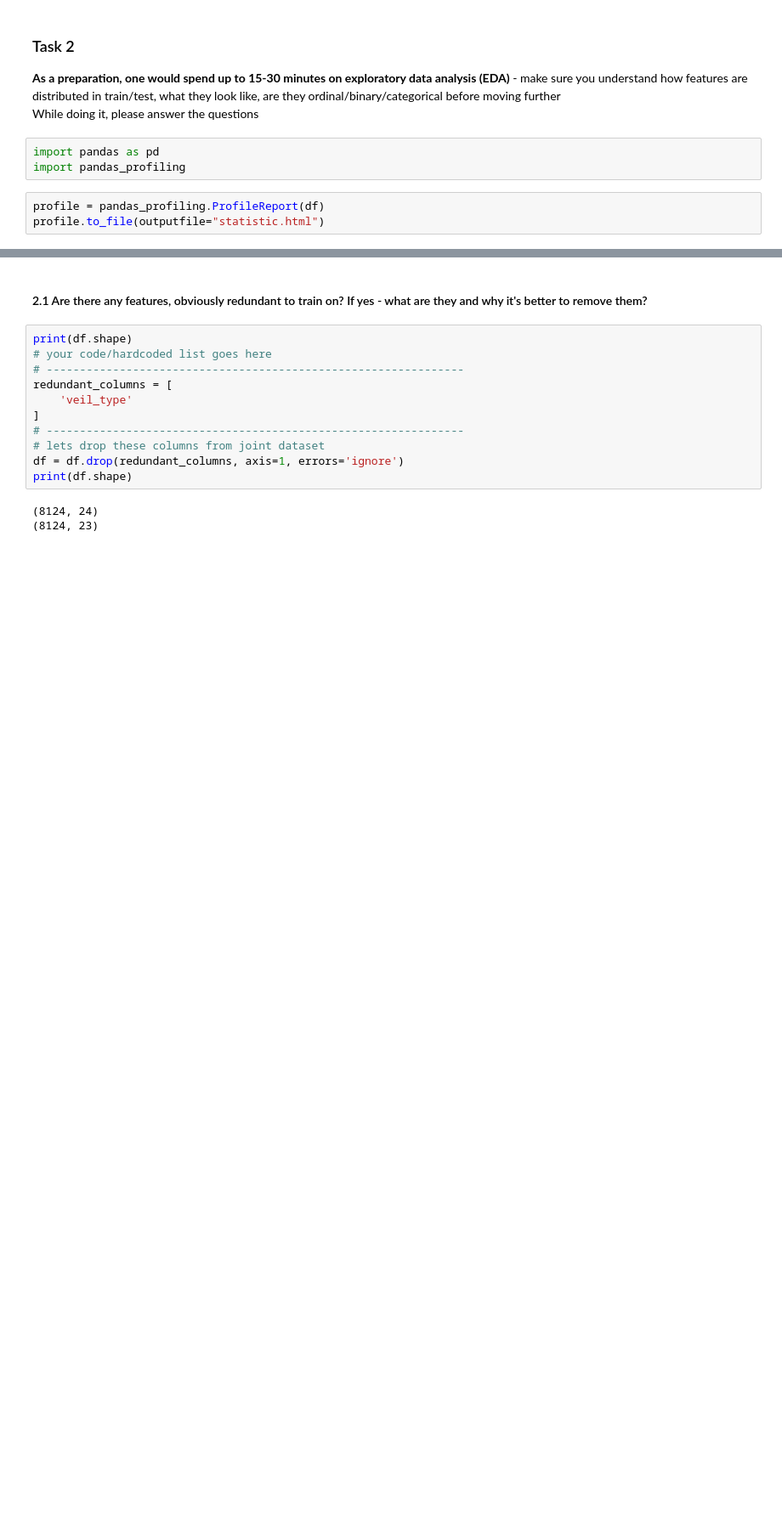
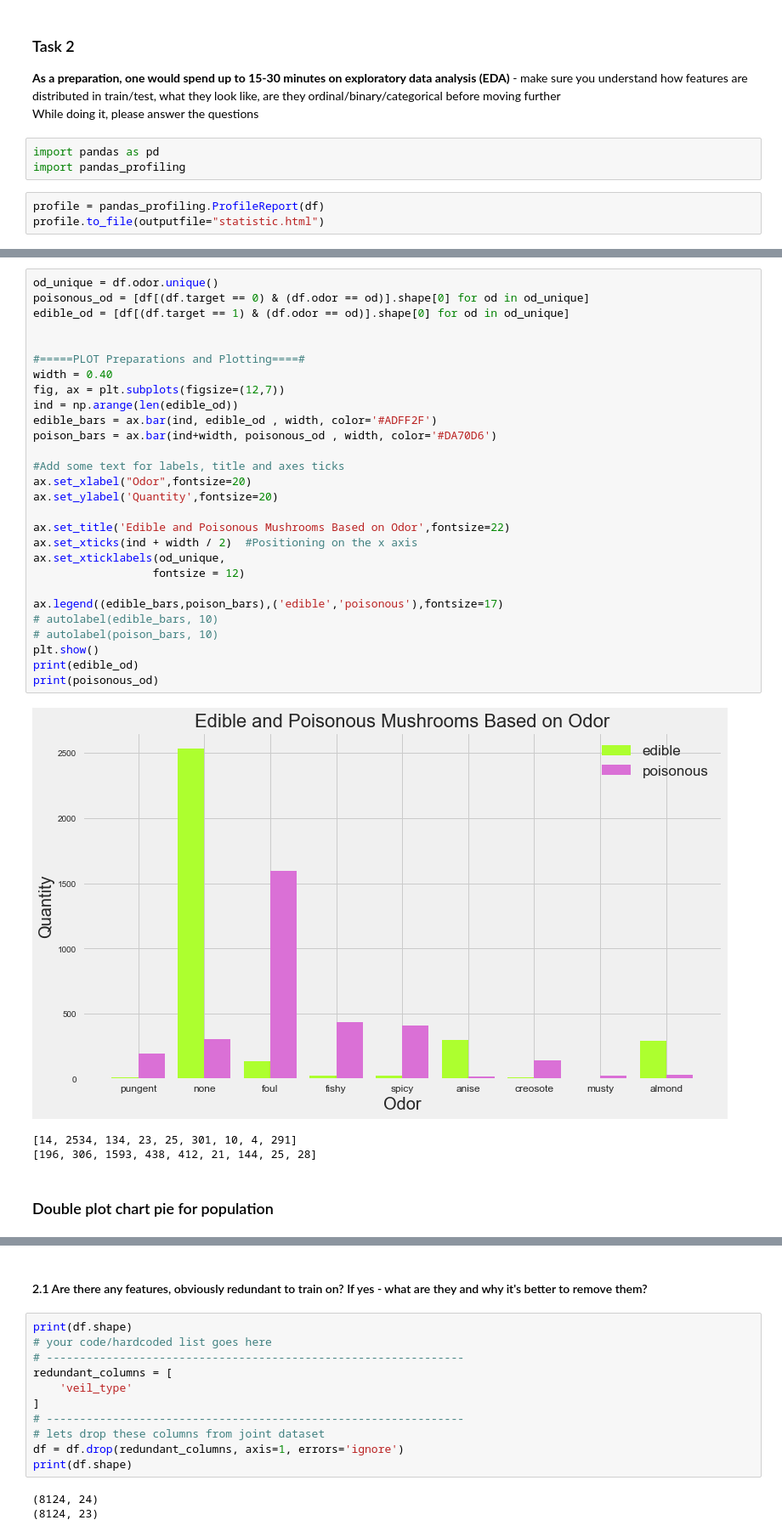
Before and after one commit to MariaHalushko/udscourse, a Jupyter notebook: homeworks/hw4/4 homework-decision-trees-blank-Maria_Halushko.ipynb, the cells around one changed output, grey strips where cells are left out. Shown at 85% size. Saved outputs shown, nothing was run; the diff lists cells and outputs as text; blank space fills up the shorter version.

```diff
--- a/homeworks/hw4/4 homework-decision-trees-blank-Maria_Halushko.ipynb
+++ b/homeworks/hw4/4 homework-decision-trees-blank-Maria_Halushko.ipynb
@@ -93,0 +130,34 @@ profile.to_file(outputfile="statistic.html")
+# %%
+od_unique = df.odor.unique()
+poisonous_od = [df[(df.target == 0) & (df.odor == od)].shape[0] for od in od_unique]
+edible_od = [df[(df.target == 1) & (df.odor == od)].shape[0] for od in od_unique]
+
+
+#=====PLOT Preparations and Plotting====#
+width = 0.40
+fig, ax = plt.subplots(figsize=(12,7))
+ind = np.arange(len(edible_od))
+edible_bars = ax.bar(ind, edible_od , width, color='#ADFF2F')
+poison_bars = ax.bar(ind+width, poisonous_od , width, color='#DA70D6')
+
+#Add some text for labels, title and axes ticks
+ax.set_xlabel("Odor",fontsize=20)
+ax.set_ylabel('Quantity',fontsize=20)
+
+ax.set_title('Edible and Poisonous Mushrooms Based on Odor',fontsize=22)
+ax.set_xticks(ind + width / 2)  #Positioning on the x axis
+ax.set_xticklabels(od_unique,
+                  fontsize = 12)
+
+ax.legend((edible_bars,poison_bars),('edible','poisonous'),fontsize=17)
+# autolabel(edible_bars, 10)
+# autolabel(poison_bars, 10)
+plt.show()
+print(edible_od)
+print(poisonous_od)
+# %% [output]
+[figure, added]
+[14, 2534, 134, 23, 25, 301, 10, 4, 291]
+[196, 306, 1593, 438, 412, 21, 144, 25, 28]
+# %% [markdown]
+### Double plot chart pie for population
```
Also changed, not shown: parts of 12 cells of this notebook.
